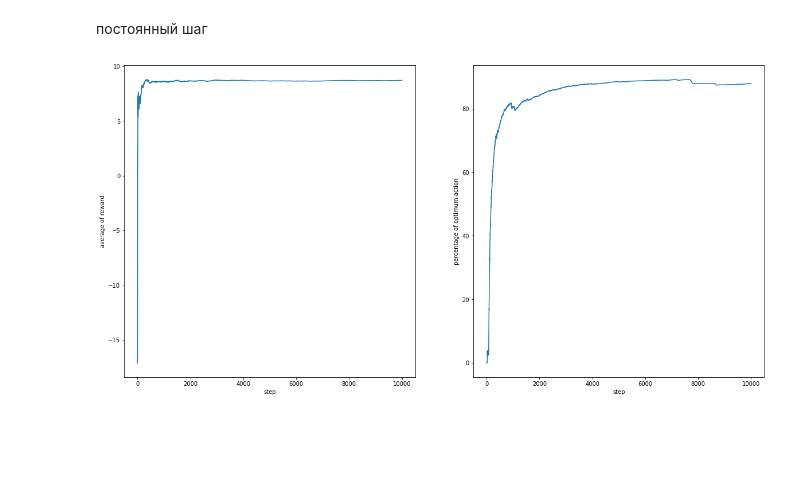
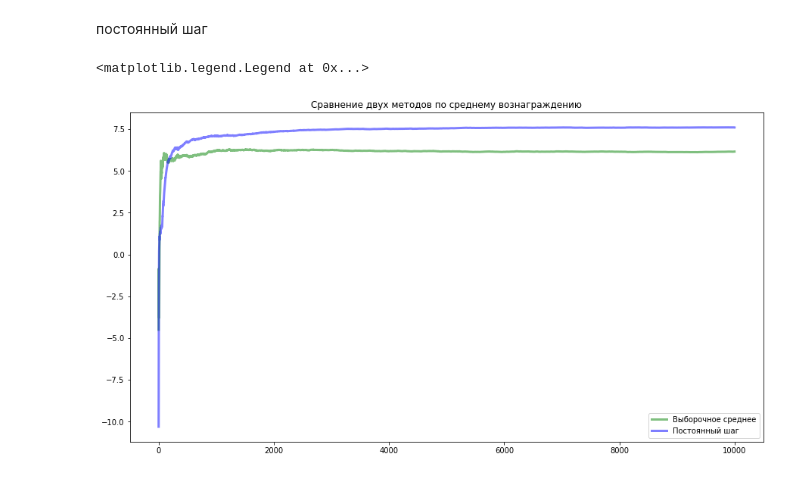
Before and after one commit to alena195101/multi-armed-bandit-, a Jupyter notebook: bandit_realisation.ipynb, the cells around one changed output. Cells and saved outputs as stored; diff of their text form; code cells hidden in the pictures; blank space fills up the shorter version.

```diff
--- a/bandit_realisation.ipynb
+++ b/bandit_realisation.ipynb
@@ -12,19 +12,29 @@ import Agent
 <li> Выборочное среднее
 <li> постоянный шаг
 # %%
+# функция для случайного изменения мат. ожидания
+#perc – доля объектов, которые надо изменить
+def change_E(table, perc, bound):
+    state_table = table.copy()
+    rows_cnt = round(state_table.shape[0] * perc,)
+    ind_ch = np.random.randint(0, state_table.shape[0], rows_cnt)
+    for i in ind_ch:
+        state_table.loc[state_table.index[i],'E'] = (state_table.loc[state_table.index[i],'E']
+                                                +(np.random.random() - .5)*2*bound)
+    return state_table
+
 #бандюган. генерит начальные ценности для действий
 class bandit:
     def __init__(self):
         self.action_table = pd.DataFrame(data={'E': np.random.uniform(-10,10,10),
-                                               'D': np.random.uniform(0.02,10,10)})
+                                               'D': np.random.uniform(0.02,5,10)})
     def get_action_maxE(self):
         ind_max_E = self.action_table[self.action_table['E'] == self.action_table['E'].max()].index.values
-        if len(ind_max_E)>1:
-            return np.random.choice(ind_max_E,1)[0]
-        else:
-            return ind_max_E[0]
+        return ind_max_E
 
     def get_reward(self, ind):
+        if np.random.random() < 0.1:
+            self.action_table = change_E(self.action_table, 0.3, 0.01)
         return np.random.randn()*self.action_table.loc[ind]['D'] + self.action_table.loc[ind]['E']
 # %% [markdown]
 метод выборочного среднего
@@ -47,7 +57,7 @@ def game(N):
         reward_avg.append(sum_reward/(i+1))
 
         #проверяем на оптимальность действия
-        if A == banditer.get_action_maxE():
+        if A in banditer.get_action_maxE():
             sum_optim+=1
         percent_optim_step.append((sum_optim/(i+1))*100)
 
@@ -97,18 +95,15 @@ def game_const(N, alpha):
         percent_optim_step.append((sum_optim/(i+1))*100)
     return reward_avg, percent_optim_step
 # %%
-alpha = 0.15
+alpha = 0.1
 N = 10000
-reward_avg_l,percent_optim_list = game_const(N,alpha)
+reward_avg_const,percent_optim_list_const = game_const(N,alpha)
-# %%
-fig, (ax1, ax2) = plt.subplots(nrows=1, ncols=2, figsize=(20,10))
-ax1.plot(range(len(reward_avg_l)),reward_avg_l)
-ax1.set_ylabel('average of reward')
-ax1.set_xlabel('step')
-
-ax2.plot(range(len(percent_optim_list)),percent_optim_list)
-ax2.set_ylabel('percentage of optimum action')
-ax2.set_xlabel('step')
-plt.show()
-# %% [output]
-[figure, removed]
+# %%
+plt.figure(figsize=(15,8))
+plt.plot(range(len(reward_avg_l)),reward_avg_l, alpha = 0.5, c='g', linewidth = 3, label = 'Выборочное среднее')
+plt.plot(range(len(reward_avg_l)),reward_avg_const, alpha = 0.5, c='b',linewidth = 3, label = 'Постоянный шаг')
+plt.title('Сравнение двух методов по среднему вознаграждению')
+plt.legend()
+# %% [output]
+<matplotlib.legend.Legend at 0x...>
+[figure, added]
```
Also changed, not shown: parts of 3 cells of this notebook.
